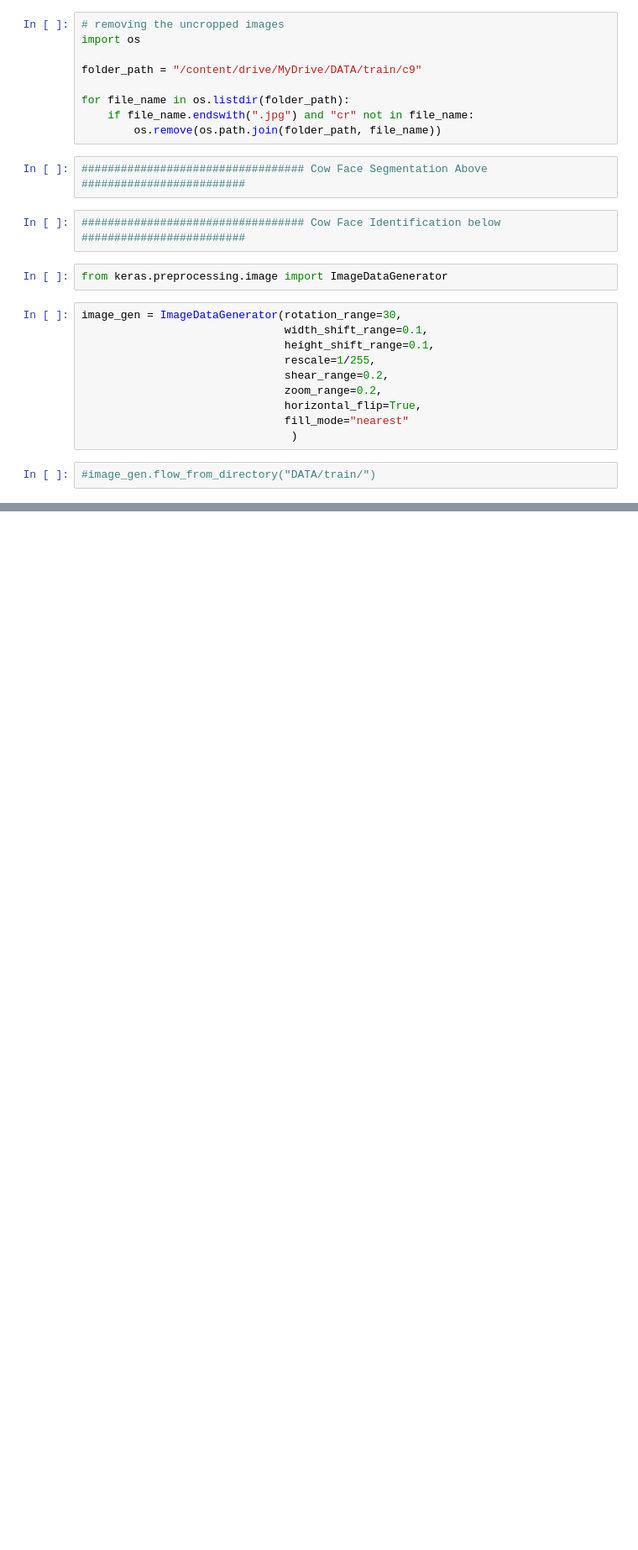
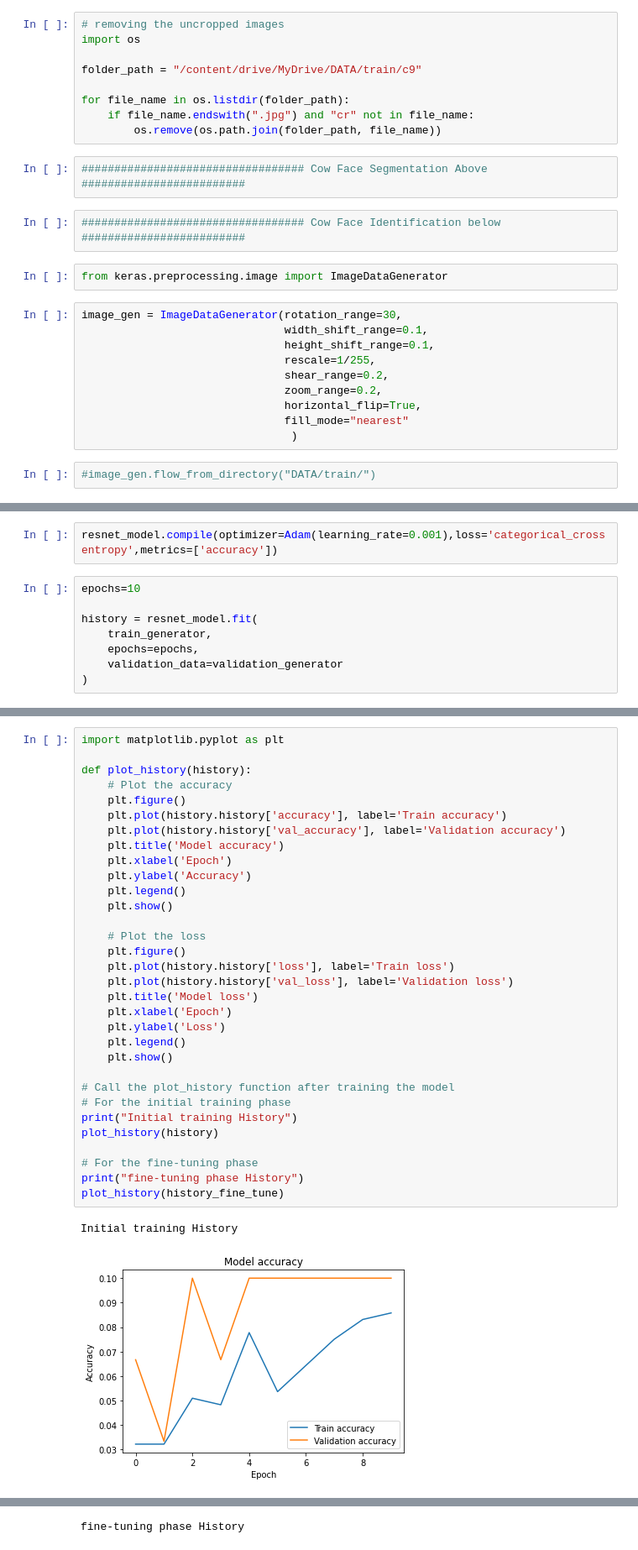
Before and after one commit to Mqondisi-Mavuso/cow_facial_recognition, a Jupyter notebook: Copy_of_cattle_id_model.ipynb, the cells around one changed output, grey strips where cells are left out. Shown at 84% size. Saved outputs shown, nothing was run; the diff lists cells and outputs as text; blank space fills up the shorter version.

```diff
--- a/Copy_of_cattle_id_model.ipynb
+++ b/Copy_of_cattle_id_model.ipynb
@@ -574,0 +622,10 @@ print(f"Accuracy on test data: {acc}")
+# %%
+resnet_model.compile(optimizer=Adam(learning_rate=0.001),loss='categorical_crossentropy',metrics=['accuracy'])
+# %%
+epochs=10
+
+history = resnet_model.fit(
+    train_generator,
+    epochs=epochs,
+    validation_data=validation_generator
+)
@@ -574,0 +691,35 @@ print(f"Accuracy on test data: {acc}")
+# %%
+import matplotlib.pyplot as plt
+
+def plot_history(history):
+    # Plot the accuracy
+    plt.figure()
+    plt.plot(history.history['accuracy'], label='Train accuracy')
+    plt.plot(history.history['val_accuracy'], label='Validation accuracy')
+    plt.title('Model accuracy')
+    plt.xlabel('Epoch')
+    plt.ylabel('Accuracy')
+    plt.legend()
+    plt.show()
+
+    # Plot the loss
+    plt.figure()
+    plt.plot(history.history['loss'], label='Train loss')
+    plt.plot(history.history['val_loss'], label='Validation loss')
+    plt.title('Model loss')
+    plt.xlabel('Epoch')
+    plt.ylabel('Loss')
+    plt.legend()
+    plt.show()
+
+# Call the plot_history function after training the model
+# For the initial training phase
+print("Initial training History")
+plot_history(history)
+
+# For the fine-tuning phase
+print("fine-tuning phase History")
+plot_history(history_fine_tune)
+# %% [output]
+Initial training History
+[figure, added]
@@ -574,0 +727 @@ print(f"Accuracy on test data: {acc}")
+fine-tuning phase History
```
Also changed, not shown: parts of 40 cells of this notebook.
